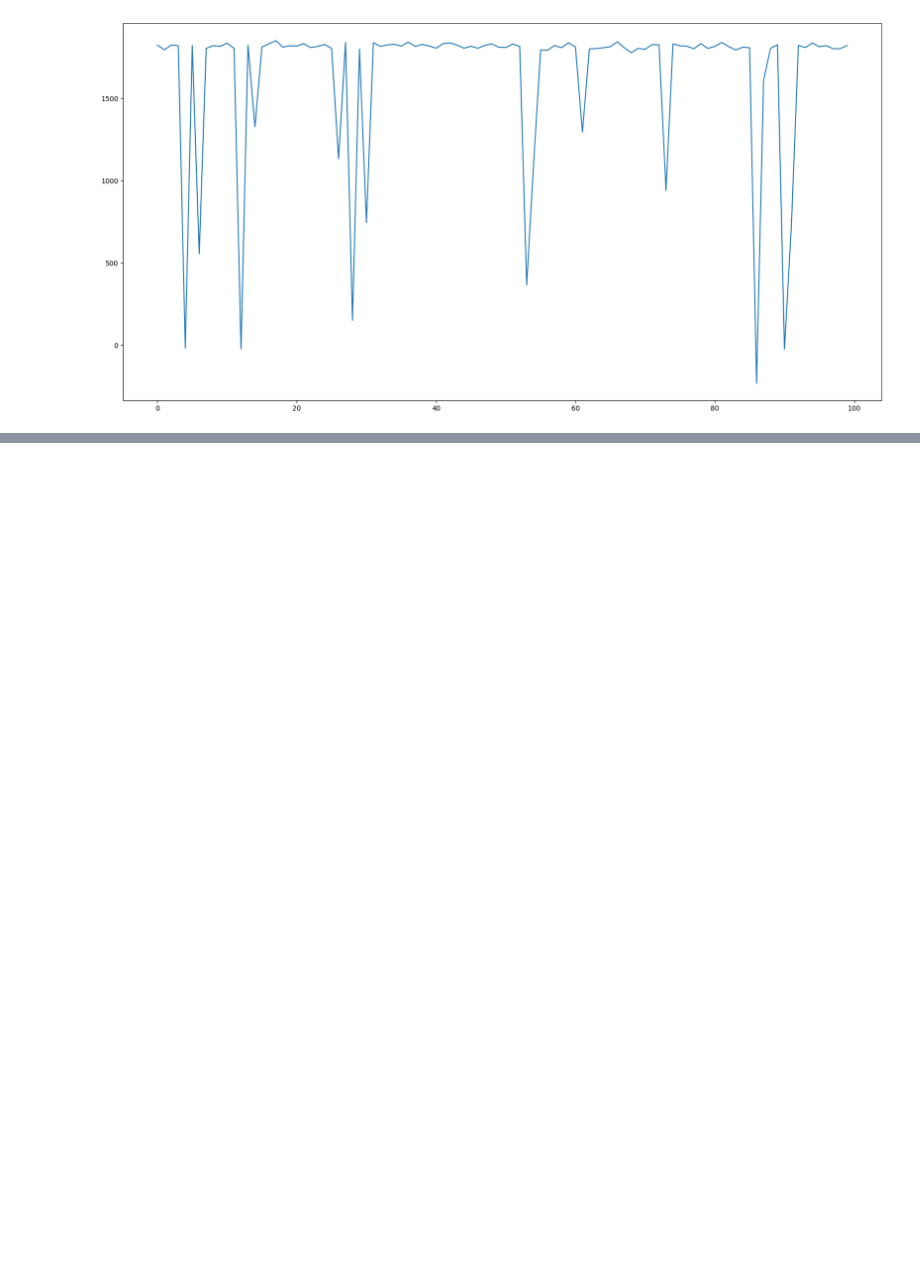
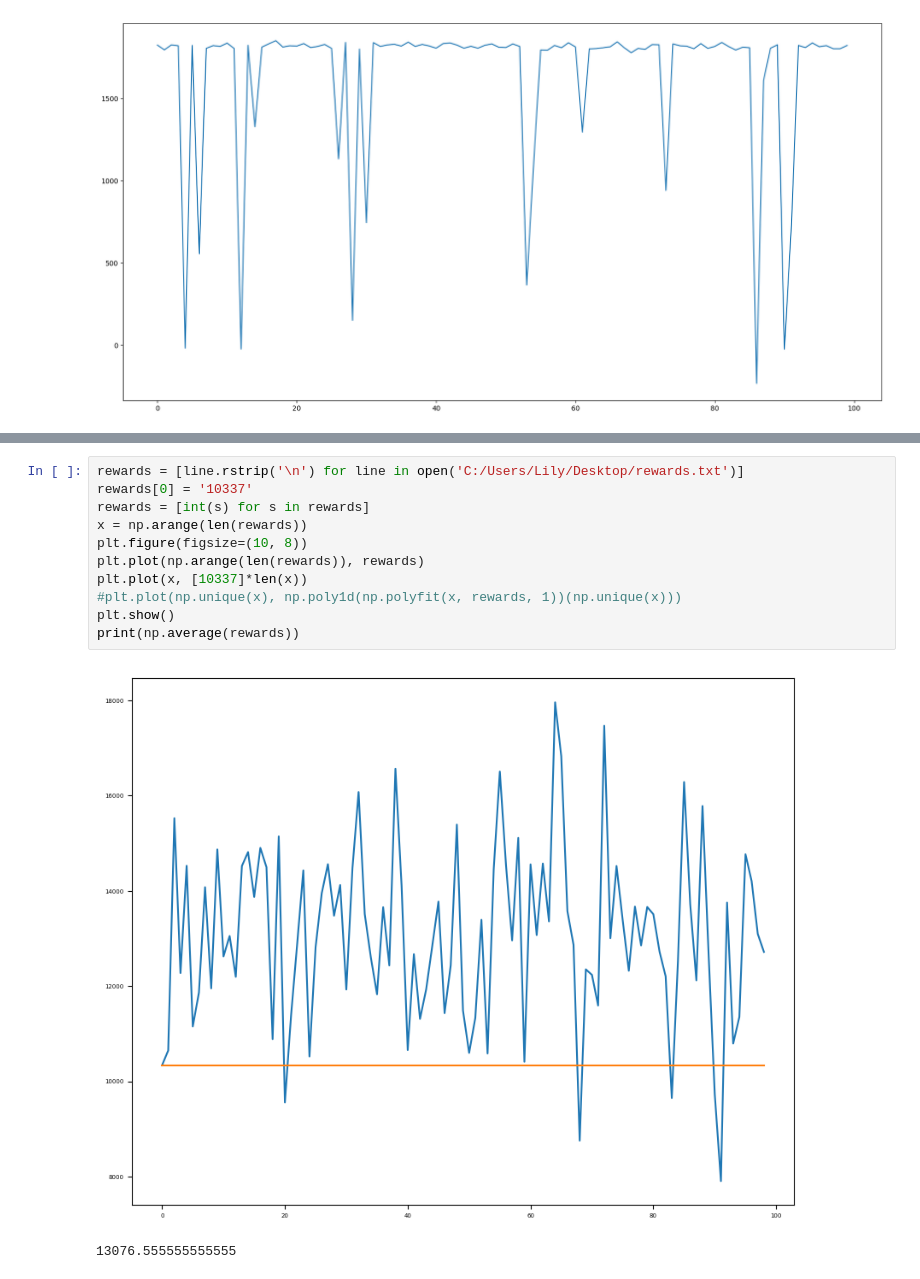
Before and after one commit to fvanmaele/RL_boom, a Jupyter notebook: workbook.ipynb, the cells around one changed output, grey strips where cells are left out. Saved outputs shown, nothing was run; the diff lists cells and outputs as text; blank space fills up the shorter version.

```diff
--- a/workbook.ipynb
+++ b/workbook.ipynb
@@ -156,0 +184,14 @@ print(t)
+# %%
+rewards = [line.rstrip('\n') for line in open('C:/Users/Lily/Desktop/rewards.txt')]
+rewards[0] = '10337'
+rewards = [int(s) for s in rewards]
+x = np.arange(len(rewards))
+plt.figure(figsize=(10, 8))
+plt.plot(np.arange(len(rewards)), rewards)
+plt.plot(x, [10337]*len(x))
+#plt.plot(np.unique(x), np.poly1d(np.polyfit(x, rewards, 1))(np.unique(x)))
+plt.show()
+print(np.average(rewards))
+# %% [output]
+[figure, added]
+13076.555555555555
```
Also changed, not shown: parts of 6 cells of this notebook, 11 other files.
